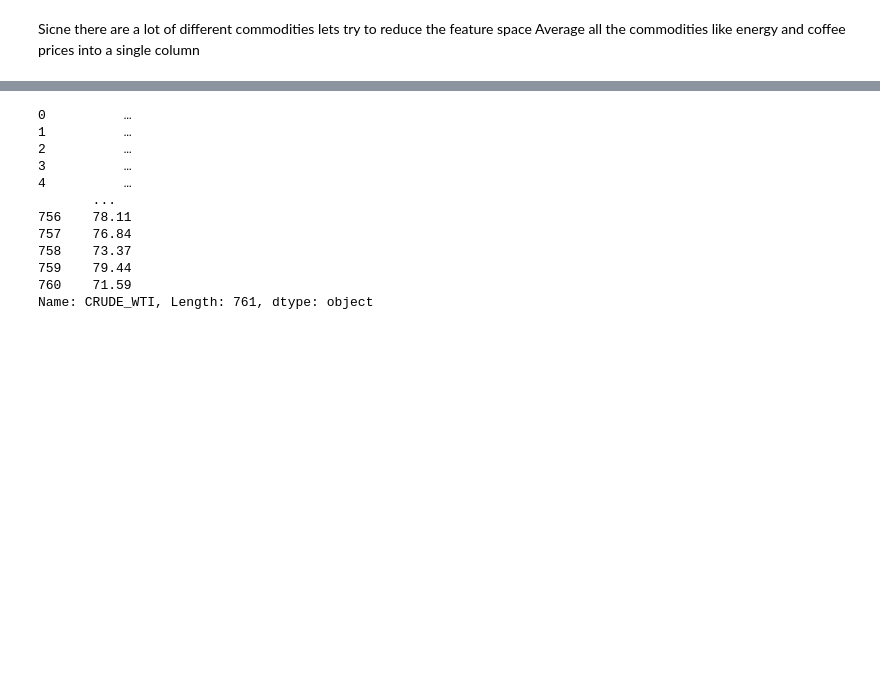
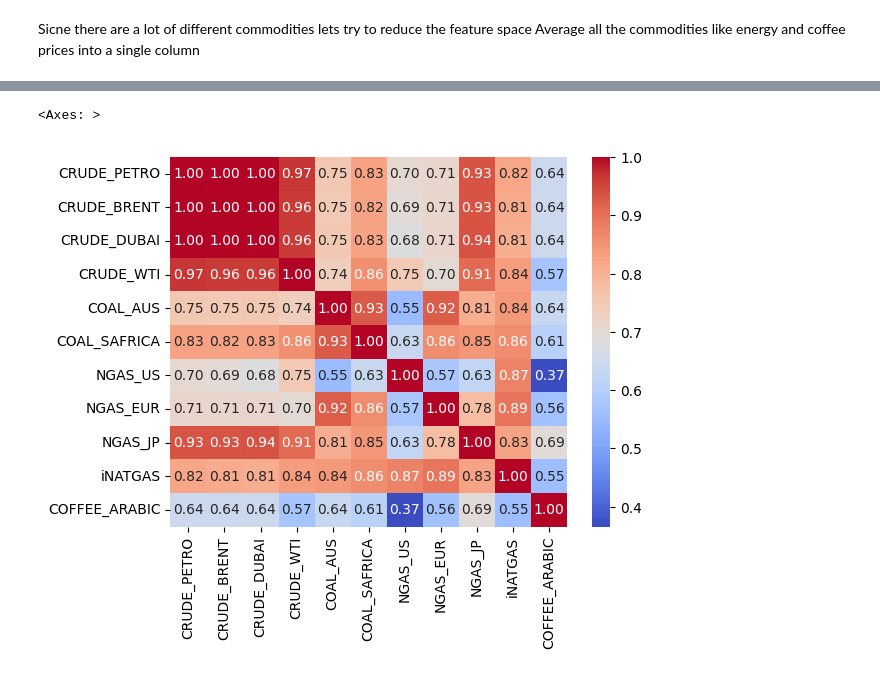
Before and after one commit to benbesthof/GoldenModel, a Jupyter notebook: COMSEDA.ipynb, the cells around one changed output, grey strips where cells are left out. Cells and saved outputs as stored; diff of their text form; code cells hidden in the pictures; blank space fills up the shorter version.

```diff
--- a/COMSEDA.ipynb
+++ b/COMSEDA.ipynb
@@ -172,18 +179,8 @@ ValueError: could not convert string to float: '…'
-# %%
-df['CRUDE_WTI']
-# %% [output]
-0          …
-1          …
-2          …
-3          …
-4          …
-       ...
-756    78.11
-757    76.84
-758    73.37
-759    79.44
-760    71.59
-Name: CRUDE_WTI, Length: 761, dtype: object
+# %%
+sns.heatmap(ecorr, annot=True, cmap='coolwarm', fmt = '.2f')
+# %% [output]
+<Axes: >
+[figure, added]
 # %%
 plt.figure(figsize=(10,5))
 limited_time = df[df['MONTH'] > '01-01-2022']
```
Also changed, not shown: parts of 14 cells of this notebook, 1 other file.
